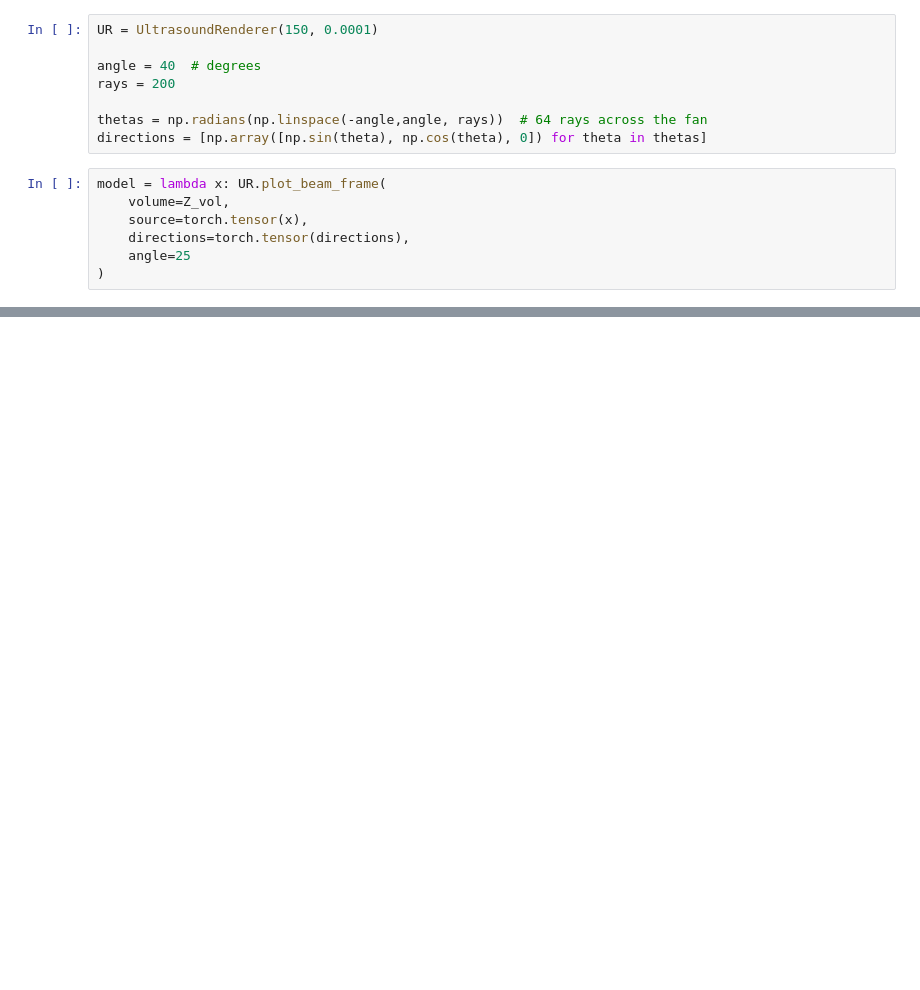
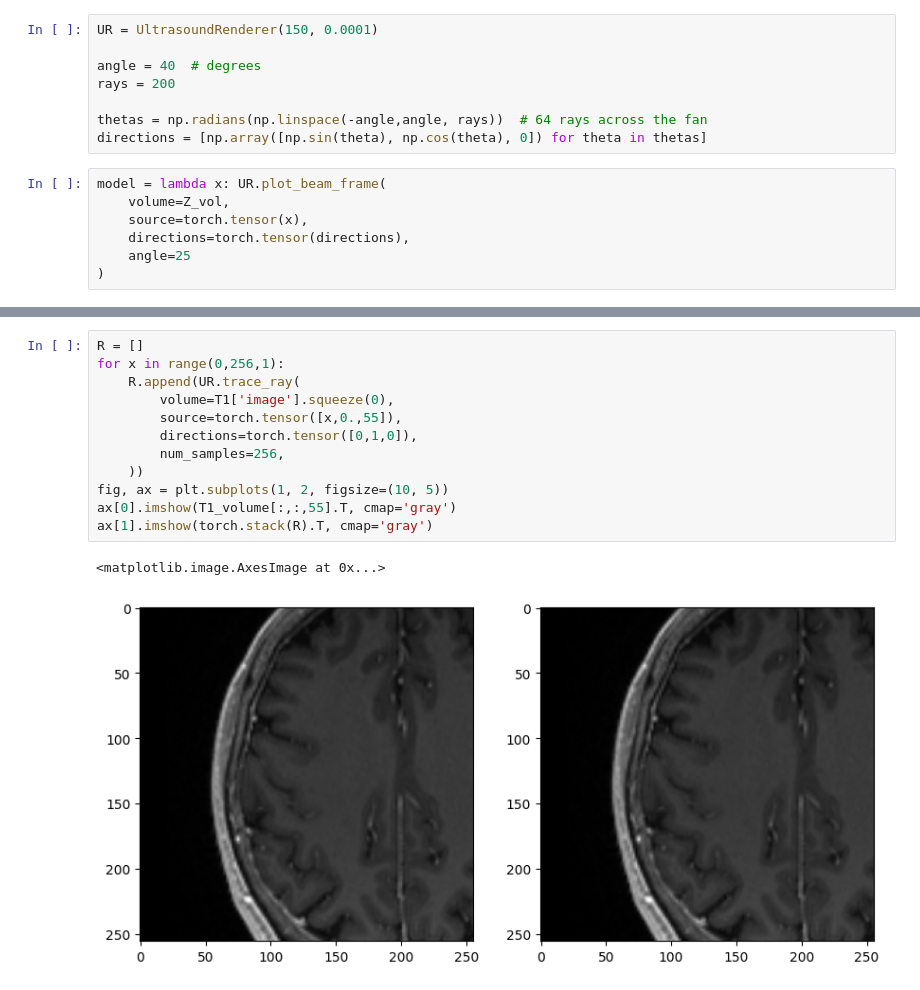
Before and after one commit to gduguey/DiffUS, a Jupyter notebook: notebooks/fix_propagation_full_transmission.ipynb, the cells around one changed output, grey strips where cells are left out. Saved outputs shown, nothing was run; the diff lists cells and outputs as text; blank space fills up the shorter version.

```diff
--- a/notebooks/fix_propagation_full_transmission.ipynb
+++ b/notebooks/fix_propagation_full_transmission.ipynb
@@ -432,0 +524,15 @@ _ =  plot_beam_frame(
+# %%
+R = []
+for x in range(0,256,1):
+    R.append(UR.trace_ray(
+        volume=T1['image'].squeeze(0),
+        source=torch.tensor([x,0.,55]),
+        directions=torch.tensor([0,1,0]),
+        num_samples=256,
+    ))
+fig, ax = plt.subplots(1, 2, figsize=(10, 5))
+ax[0].imshow(T1_volume[:,:,55].T, cmap='gray')
+ax[1].imshow(torch.stack(R).T, cmap='gray')
+# %% [output]
+<matplotlib.image.AxesImage at 0x...>
+[figure, added]
```
Also changed, not shown: parts of 17 cells of this notebook, 1 other file.
